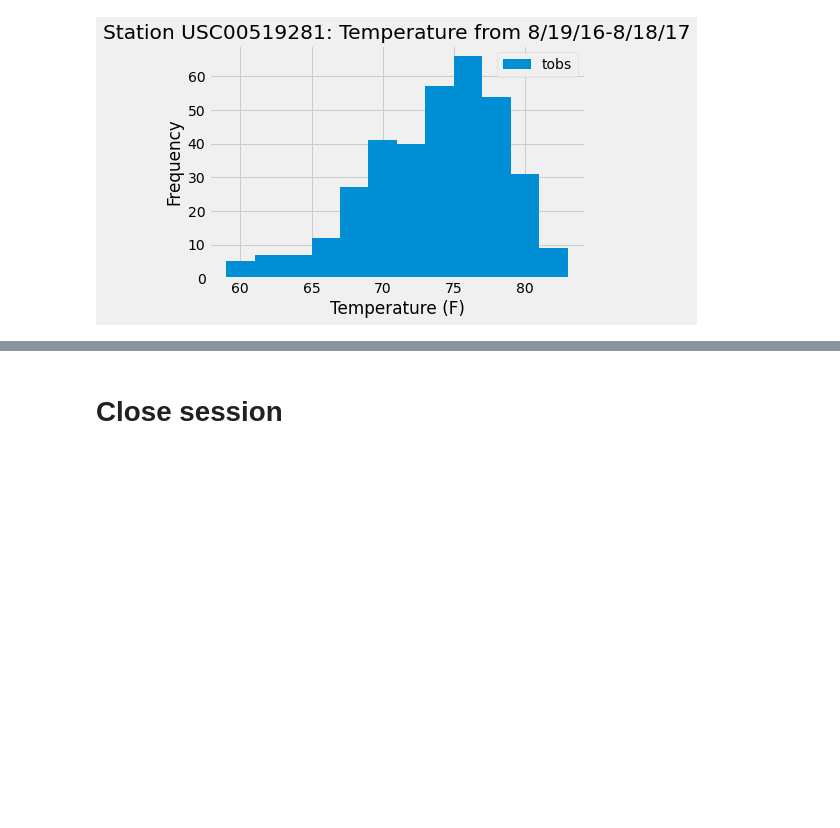
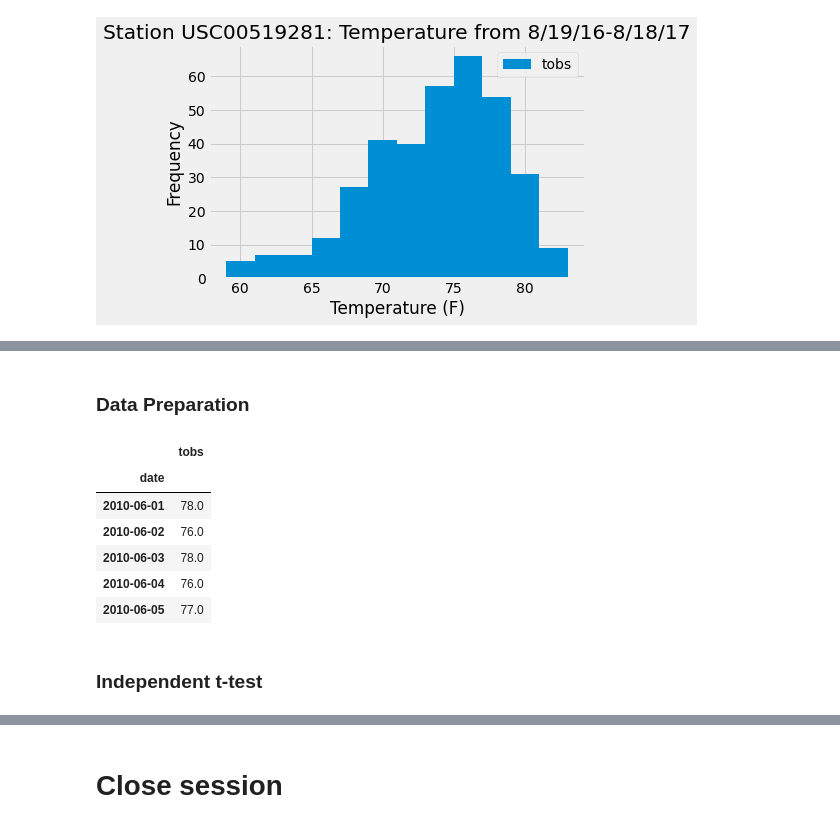
Before and after one commit to sunwoo-kim20/sql-hawaii-weather-analysis, a Jupyter notebook: climate.ipynb, the cells around one changed output, grey strips where cells are left out. Drawn from its saved outputs; the diff is of its cells as text; code cells hidden in the pictures; blank space fills up the shorter version.

```diff
--- a/climate.ipynb
+++ b/climate.ipynb
@@ -231,0 +246,25 @@ plt.show()
+# %% [markdown]
+### Data Preparation
+# %%
+# Query data and create dataframe
+all_temps = session.query(Measurement.date, Measurement.tobs).statement
+
+all_temps_df = pd.read_sql(all_temps, session.bind)
+
+# Convert date column to datetime and filter for June and December
+all_temps_df.date = pd.to_datetime(all_temps_df.date)
+june_dec_temps_df = all_temps_df[((all_temps_df.date.dt.month == 6) | (all_temps_df.date.dt.month == 12))]
+
+# Set index to date
+june_dec_temps_df.set_index("date", inplace=True)
+june_dec_temps_df.head()
+# %% [output]
+|  | tobs |
+| date |  |
+| 2010-06-01 | 78.0 |
+| 2010-06-02 | 76.0 |
+| 2010-06-03 | 78.0 |
+| 2010-06-04 | 76.0 |
+| 2010-06-05 | 77.0 |
+# %% [markdown]
+### Independent t-test
```
Also changed, not shown: parts of 14 cells of this notebook, 4 other files.
